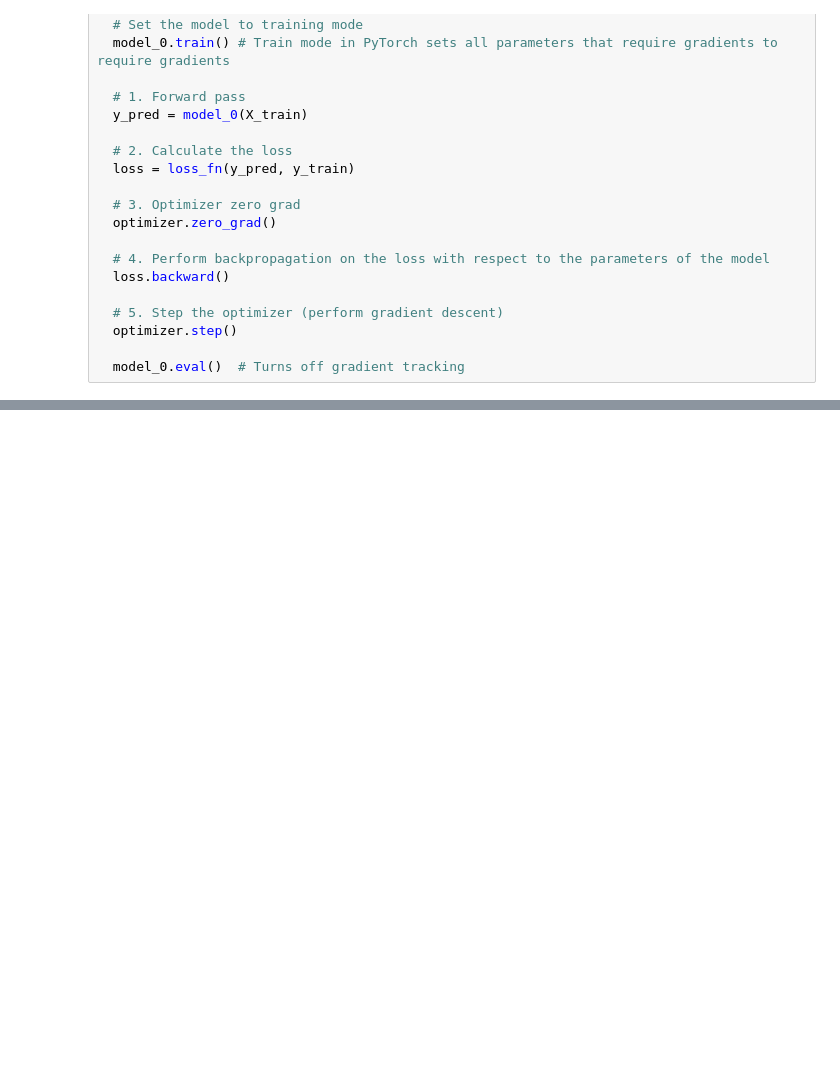
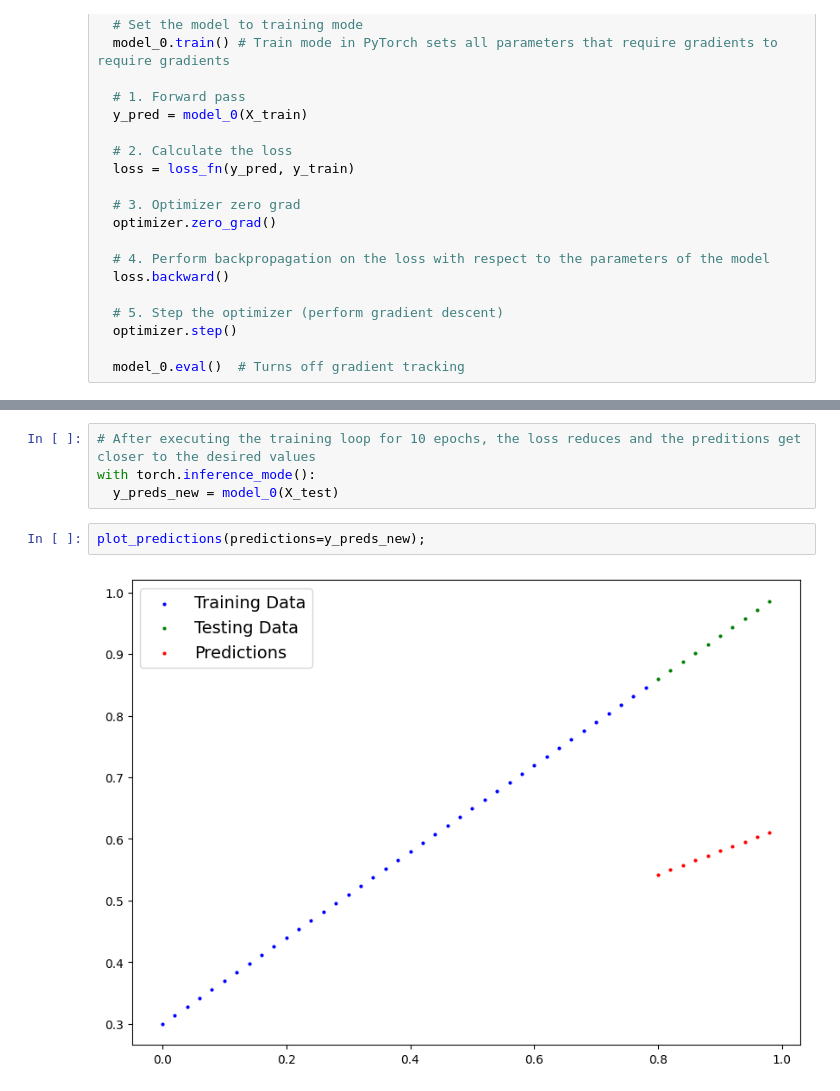
Before and after one commit to ioannis-toumpoglou/pytorch-repo, a Jupyter notebook: 01_pytorch_workflow.ipynb, the cells around one changed output, grey strips where cells are left out. Drawn from its saved outputs; the diff is of its cells as text; blank space fills up the shorter version.

Commit message:
Executing the training loop

```diff
--- a/01_pytorch_workflow.ipynb
+++ b/01_pytorch_workflow.ipynb
@@ -308,0 +321,8 @@ for epoch in range(epochs):
+# %%
+# After executing the training loop for 10 epochs, the loss reduces and the preditions get closer to the desired values
+with torch.inference_mode():
+  y_preds_new = model_0(X_test)
+# %%
+plot_predictions(predictions=y_preds_new);
+# %% [output]
+[figure, added]
```
Also changed, not shown: parts of 4 cells of this notebook.
